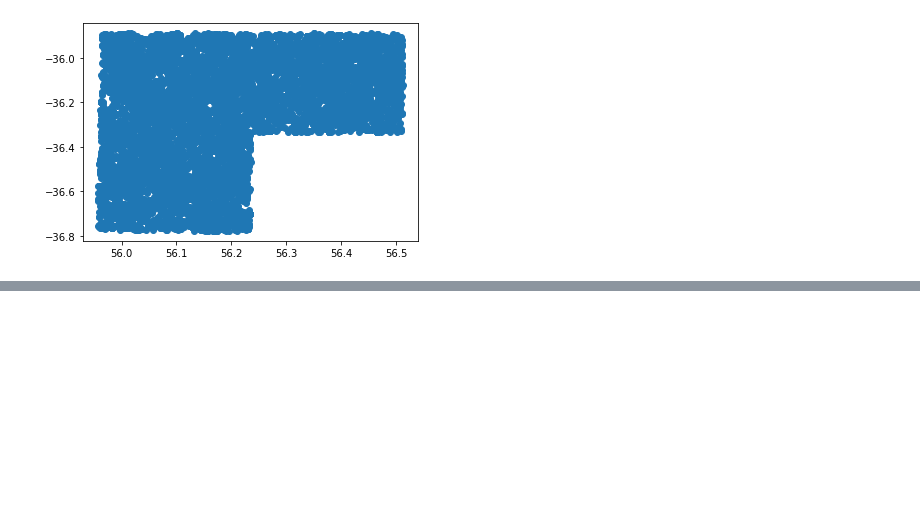
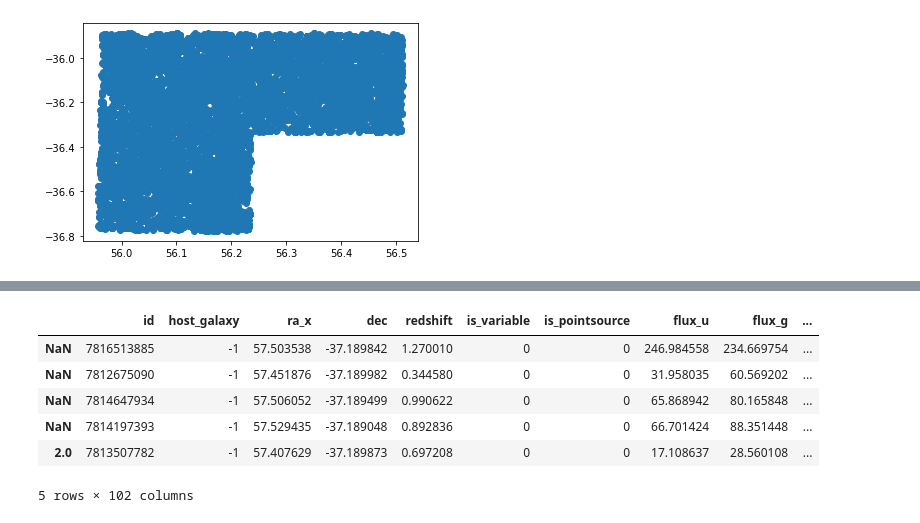
Before and after one commit to lsst-dm/ap_pipe-notebooks, a Jupyter notebook: notebooks/PREOPS-559_DC2_DIASource_Match.ipynb, the cells around one changed output, grey strips where cells are left out. Saved outputs shown, nothing was run; the diff lists cells and outputs as text; code cells hidden in the pictures; blank space fills up the shorter version.

```diff
--- a/notebooks/PREOPS-559_DC2_DIASource_Match.ipynb
+++ b/notebooks/PREOPS-559_DC2_DIASource_Match.ipynb
@@ -327,0 +351,2 @@ plt.scatter(dfo.ra,dfo.decl)
+# %%
+dfm = pd.merge(truth,df,left_index=True,right_on='truth_xmatch_idx',how='outer')
@@ -327,0 +357,10 @@ plt.scatter(dfo.ra,dfo.decl)
+# %%
+dfm.head()
+# %% [output]
+|  | id | host_galaxy | ra_x | dec | redshift | is_variable | is_pointsource | flux_u | flux_g | ... |
+| NaN | 7816513885 | -1 | 57.503538 | -37.189842 | 1.270010 | 0 | 0 | 246.984558 | 234.669754 | ... |
+| NaN | 7812675090 | -1 | 57.451876 | -37.189982 | 0.344580 | 0 | 0 | 31.958035 | 60.569202 | ... |
+| NaN | 7814647934 | -1 | 57.506052 | -37.189499 | 0.990622 | 0 | 0 | 65.868942 | 80.165848 | ... |
+| NaN | 7814197393 | -1 | 57.529435 | -37.189048 | 0.892836 | 0 | 0 | 66.701424 | 88.351448 | ... |
+| 2.0 | 7813507782 | -1 | 57.407629 | -37.189873 | 0.697208 | 0 | 0 | 17.108637 | 28.560108 | ... |
+5 rows × 102 columns
```
Also changed, not shown: parts of 24 cells of this notebook.
